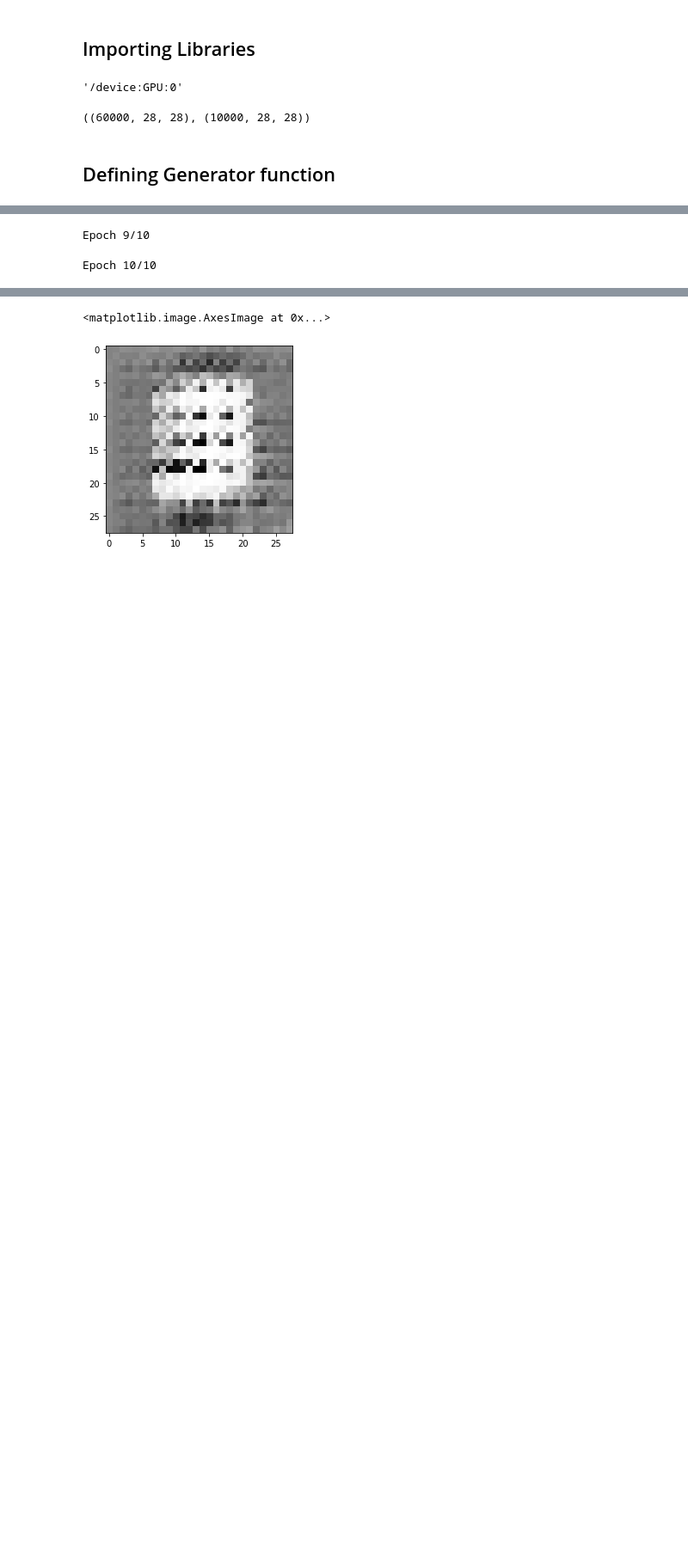
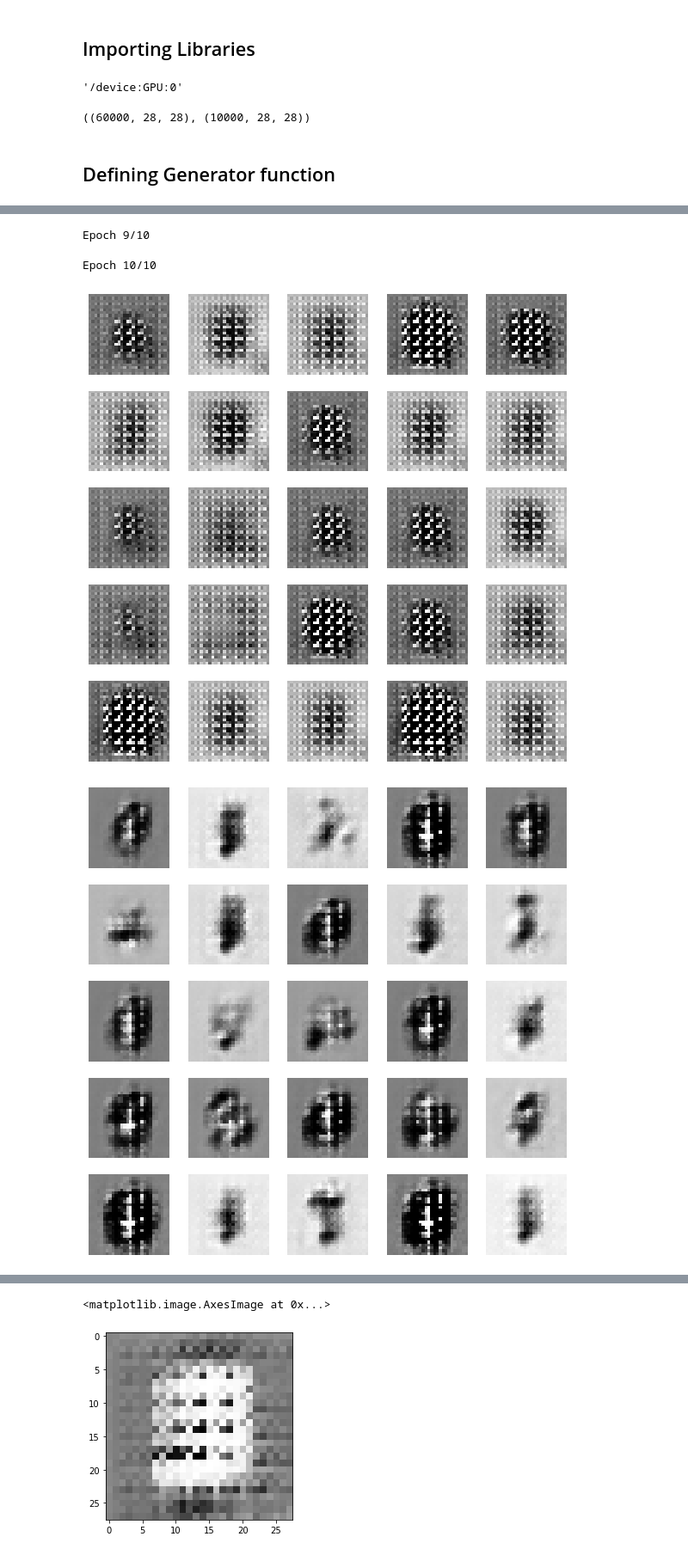
Before and after one commit to jeromepatel/DL-University-Course-Practicals, a Jupyter notebook: 18BCE088_DL_practical_GAN.ipynb, the cells around one changed output, grey strips where cells are left out. Shown at 86% size. Drawn from its saved outputs; the diff is of its cells as text; code cells hidden in the pictures; blank space fills up the shorter version.

```diff
--- a/18BCE088_DL_practical_GAN.ipynb
+++ b/18BCE088_DL_practical_GAN.ipynb
@@ -118,4 +118,5 @@ output
 # %%
+(X_train, Y_train), (X_test, Y_test) = load_data()
 X_train = X_train.astype(np.float32) / 255.0
 X_test = X_test.astype(np.float32) / 255.0
 num_features = 100
@@ -130,11 +131,11 @@ gan = keras.models.Sequential([generator, discriminator])
 gan.compile(loss ="binary_crossentropy", optimizer ="adam")
 
 # code
-batch_size = 32
+batch_size = 256
 # This dataset fills a buffer with buffer_size elements,
 # then randomly samples elements from this buffer,
 # replacing the selected elements with new elements.
-def create_batch(x_train):
+def create_batch(x_train,batch_size = 32):
     dataset = tf.data.Dataset.from_tensor_slices(x_train).shuffle(1000)
     # Combines consecutive elements of this dataset into batches.
 
@@ -151,62 +152,68 @@ def generate_and_save_images(model, epoch, test_input):
 
     for i in range(25):
         plt.subplot(5, 5, i + 1)
-        plt.imshow(predictions[i, :, :, 0] * 127.5 + 127.5, cmap ='binary')
+        # plt.imshow(predictions[i, :, :, 0] * 127.5 + 127.5, cmap ='binary')
+        plt.imshow(predictions[i, :, :, 0] * 127.5 + 127.5, interpolation = 'nearest', cmap = 'gray_r')
         plt.axis('off')
 
     plt.savefig('image_epoch_{:04d}.png'.format(epoch))
 
 
 
 seed = tf.random.normal(shape =[batch_size, 100])
 
-def train_dcgan(gan, dataset, batch_size, num_features, epochs = 5):
-	generator, discriminator = gan.layers
-	for epoch in tqdm(range(epochs)):
-		print()
-		print("Epoch {}/{}".format(epoch + 1, epochs))
+def train_dcgan(gan, dataset, batch_size = 32, num_features = 100, epochs = 5):
+    generator, discriminator = gan.layers
+    # batch_count = dataset.shape[0] / batch_size
+    for epoch in tqdm(range(epochs)):
+        print()
+        print("Epoch {}/{}".format(epoch + 1, epochs))
+        # for _ in range(int(batch_count)):
+        for X_batch in dataset:
+            # create a random noise of sizebatch_size * 100
+            # to passit into the generator
+            noise = tf.random.normal(shape =[batch_size, num_features])
+            generated_images = generator(noise)
+            # X_batch = dataset[np.random.randint(0, dataset.shape[0], size = batch_size)]
+            # take batch of generated image and real image and
+            # use them to train the discriminator
+            # print(noise.shape, generated_images.shape, X_batch.shape)
+            X_fake_and_real = tf.concat([generated_images,tf.reshape(X_batch,generated_images.shape)], axis = 0)
+            y1 = tf.constant([[0.]] * batch_size + [[1.]] * batch_size)
+            discriminator.trainable = True
+            # print(y1.shape, X_fake_and_real.shape)
+            discriminator.train_on_batch(X_fake_and_real, y1)
 
-		for X_batch in dataset:
-			# create a random noise of sizebatch_size * 100
-			# to passit into the generator
-			noise = tf.random.normal(shape =[batch_size, num_features])
-			generated_images = generator(noise)
+            # Here we will be training our GAN model, in this step
+            # we pass noise that uses geeneratortogenerate the image
+            # and pass it with labels as [1] So, it can fool the discriminatoe
+            noise = tf.random.normal(shape =[batch_size, num_features])
+            y2 = tf.constant([[1.]] * batch_size)
+            discriminator.trainable = False
+            gan.train_on_batch(noise, y2)
 
-			# take batch of generated image and real image and
-			# use them to train the discriminator
-			X_fake_and_real = tf.concat([generated_images,tf.reshape(X_batch,generated_images.shape)], axis = 0)
-			y1 = tf.constant([[0.]] * batch_size + [[1.]] * batch_size)
-			discriminator.trainable = True
-			discriminator.train_on_batch(X_fake_and_real, y1)
+        # generate images for the GIF as we go
+        generate_and_save_images(generator, epoch + 1, seed)
 
-			# Here we will be training our GAN model, in this step
-			# we pass noise that uses geeneratortogenerate the image
-			# and pass it with labels as [1] So, it can fool the discriminatoe
-			noise = tf.random.normal(shape =[batch_size, num_features])
-			y2 = tf.constant([[1.]] * batch_size)
-			discriminator.trainable = False
-			gan.train_on_batch(noise, y2)
-
-			# generate images for the GIF as we go
-			# generate_and_save_images(generator, epoch + 1, seed)
-
-	# generate_and_save_images(generator, epochs, seed)
+    generate_and_save_images(generator, epochs, seed)
 
 
 # reshape to add a color map
 # x_train_dcgan = X_train.reshape(-1, 28, 28, 1) * 2. - 1.
 # create batches
-dataset = create_batch(X_train)
+dataset = create_batch(X_train,batch_size)
 # callthe training function with 10 epochs and record time %% time
-train_dcgan(gan, dataset, batch_size, num_features, epochs = 10)
+train_dcgan(gan, dataset, batch_size = batch_size, epochs = 10)
 # %% [output]
 Epoch 1/10
 Epoch 2/10
 Epoch 3/10
 Epoch 4/10
 Epoch 5/10
 Epoch 6/10
 Epoch 7/10
 Epoch 8/10
 Epoch 9/10
 Epoch 10/10
+[figure, added]
+[figure, added]
```
Also changed, not shown: parts of 6 cells of this notebook.
